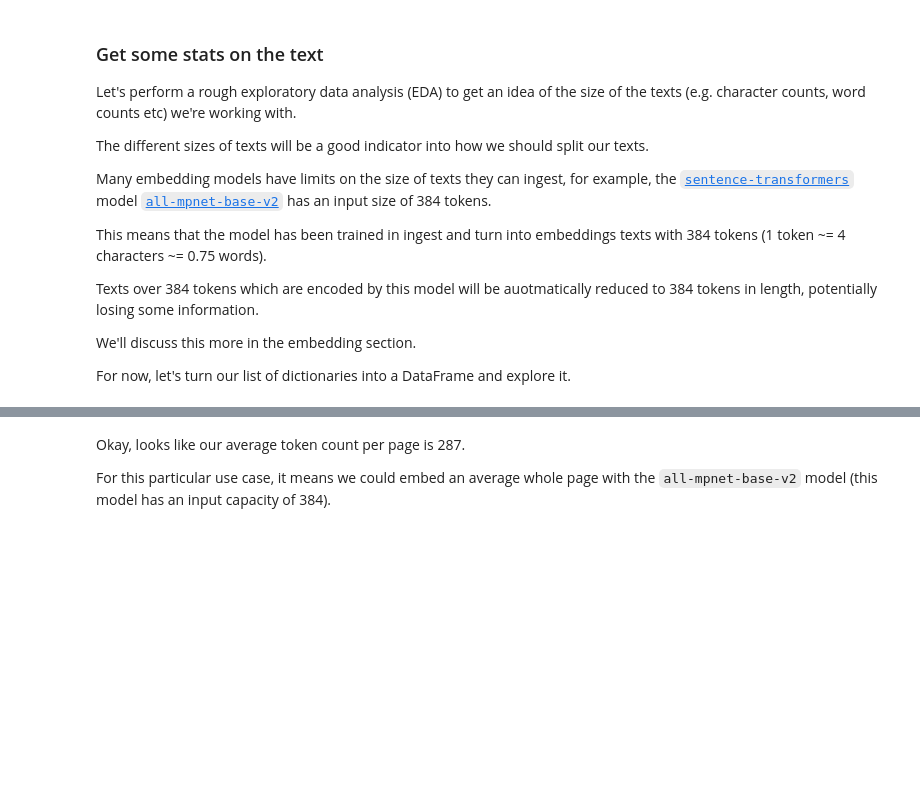
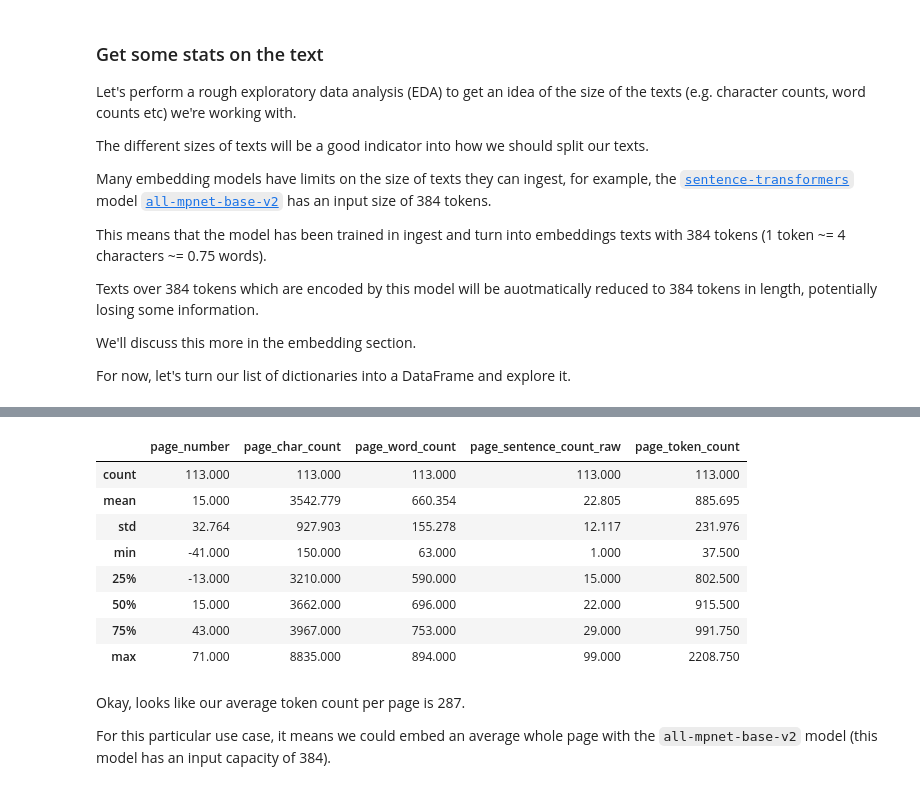
Before and after one commit to Sanjana131291/Financial-RAG, a Jupyter notebook: 00-simple-local-rag.ipynb, the cells around one changed output, grey strips where cells are left out. Cells and saved outputs as stored; diff of their text form; code cells hidden in the pictures; blank space fills up the shorter version.

```diff
--- a/00-simple-local-rag.ipynb
+++ b/00-simple-local-rag.ipynb
@@ -175,6 +225,16 @@ df.head()
 # %%
 # Get stats
-df.describe().round(2)
+df.describe().round(3)
+# %% [output]
+|  | page_number | page_char_count | page_word_count | page_sentence_count_raw | page_token_count |
+| count | 113.000 | 113.000 | 113.000 | 113.000 | 113.000 |
+| mean | 15.000 | 3542.779 | 660.354 | 22.805 | 885.695 |
+| std | 32.764 | 927.903 | 155.278 | 12.117 | 231.976 |
+| min | -41.000 | 150.000 | 63.000 | 1.000 | 37.500 |
+| 25% | -13.000 | 3210.000 | 590.000 | 15.000 | 802.500 |
+| 50% | 15.000 | 3662.000 | 696.000 | 22.000 | 915.500 |
+| 75% | 43.000 | 3967.000 | 753.000 | 29.000 | 991.750 |
+| max | 71.000 | 8835.000 | 894.000 | 99.000 | 2208.750 |
 # %% [markdown]
 Okay, looks like our average token count per page is 287.
 
```
Also changed, not shown: parts of 11 cells of this notebook.
